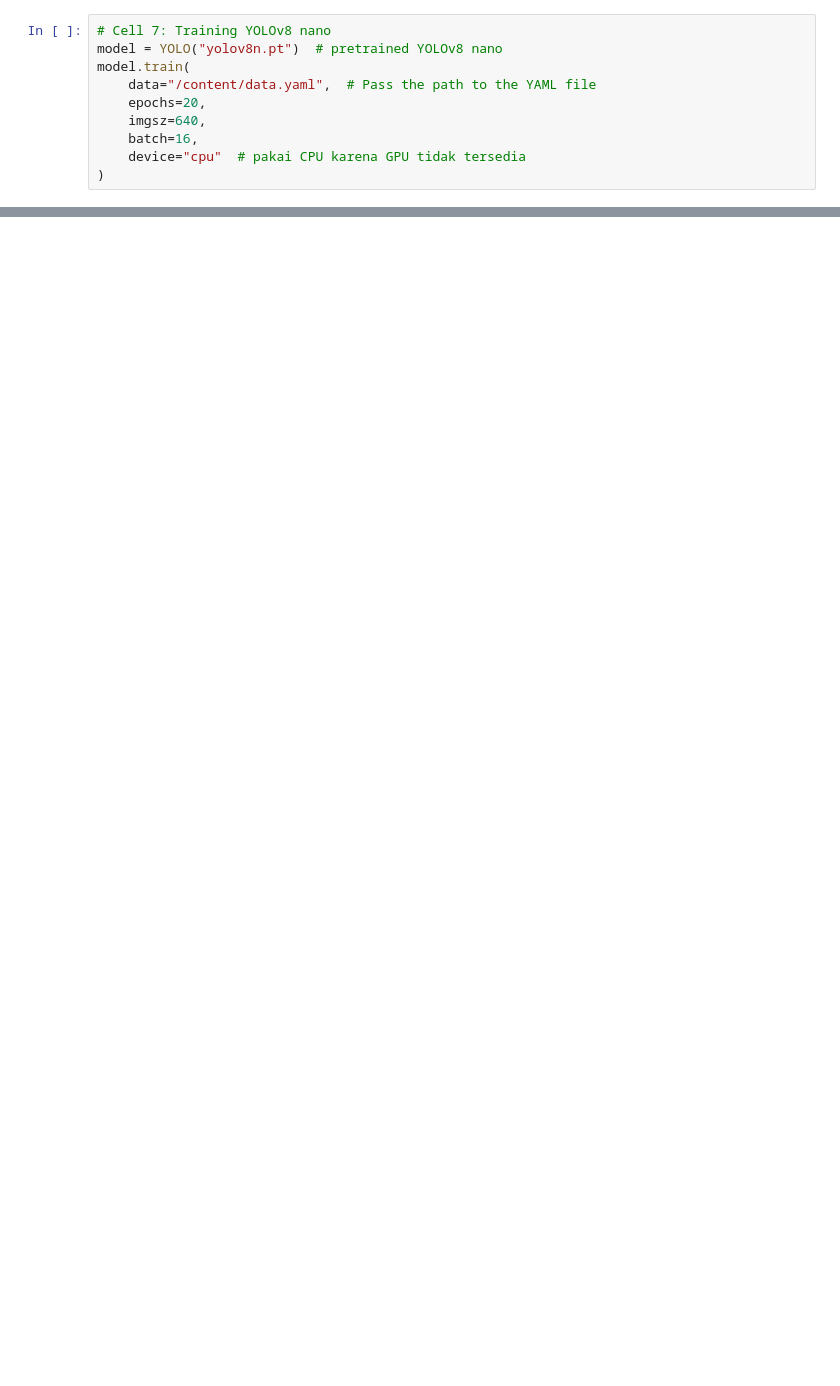
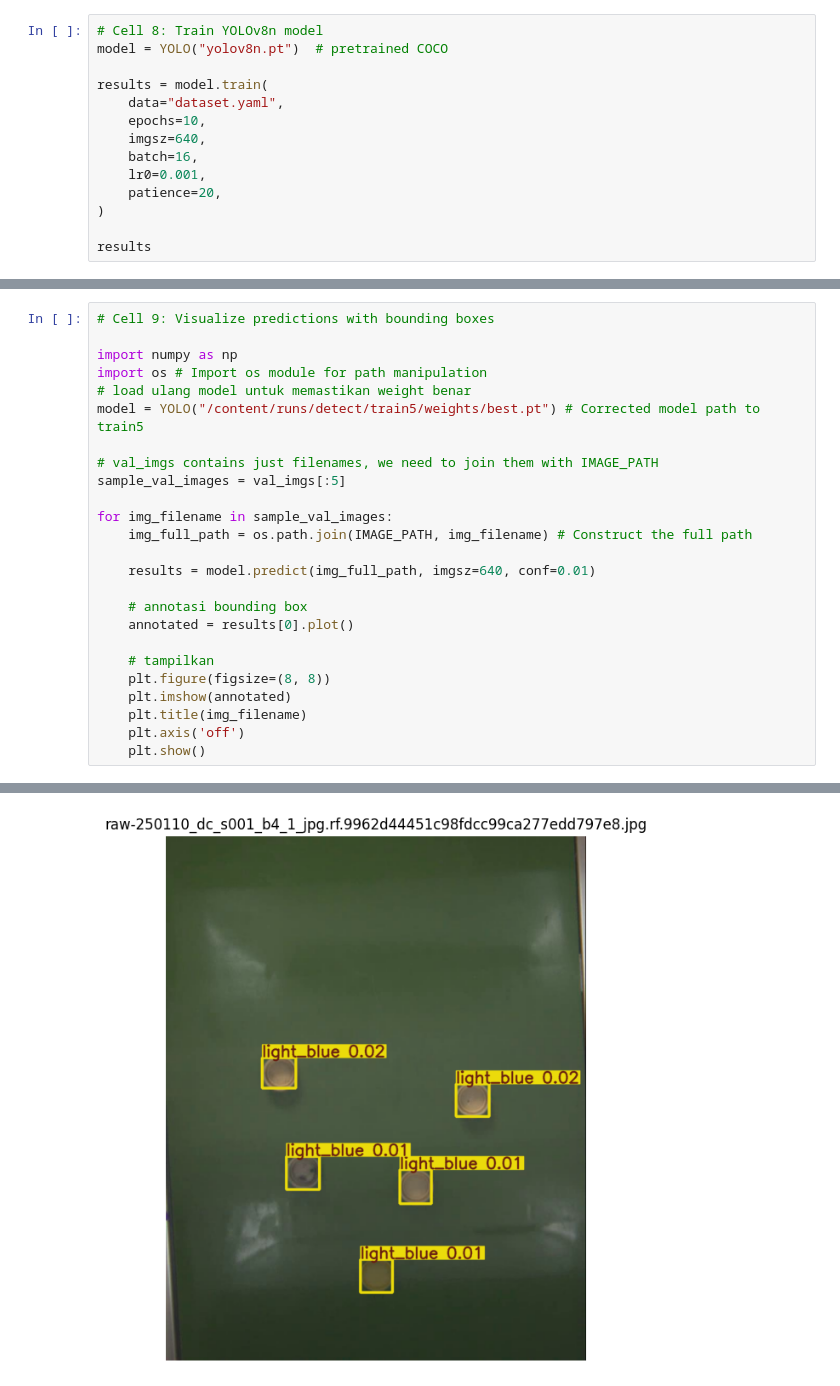
Before and after one commit to fadilf24/Latihan-YOLO, a Jupyter notebook: Untitled1.ipynb, the cells around one changed output, grey strips where cells are left out. Saved outputs shown, nothing was run; the diff lists cells and outputs as text; blank space fills up the shorter version.

```diff
--- a/Untitled1.ipynb
+++ b/Untitled1.ipynb
@@ -196,11 +336,15 @@ val: /content/val.txt
 # %%
-# Cell 7: Training YOLOv8 nano
-model = YOLO("yolov8n.pt")  # pretrained YOLOv8 nano
-model.train(
-    data="/content/data.yaml",  # Pass the path to the YAML file
-    epochs=20,
+# Cell 8: Train YOLOv8n model
+model = YOLO("yolov8n.pt")  # pretrained COCO
+
+results = model.train(
+    data="dataset.yaml",
+    epochs=10,
     imgsz=640,
     batch=16,
-    device="cpu"  # pakai CPU karena GPU tidak tersedia
+    lr0=0.001,
+    patience=20,
 )
+
+results
 # %% [output]
@@ -327,0 +438,26 @@ Speed: 7.1ms preprocess, 294.4ms inference, 0.8ms postprocess per image at shape
+# %%
+# Cell 9: Visualize predictions with bounding boxes
+
+import numpy as np
+import os # Import os module for path manipulation
+# load ulang model untuk memastikan weight benar
+model = YOLO("/content/runs/detect/train5/weights/best.pt") # Corrected model path to train5
+
+# val_imgs contains just filenames, we need to join them with IMAGE_PATH
+sample_val_images = val_imgs[:5]
+
+for img_filename in sample_val_images:
+    img_full_path = os.path.join(IMAGE_PATH, img_filename) # Construct the full path
+
+    results = model.predict(img_full_path, imgsz=640, conf=0.01)
+
+    # annotasi bounding box
+    annotated = results[0].plot()
+
+    # tampilkan
+    plt.figure(figsize=(8, 8))
+    plt.imshow(annotated)
+    plt.title(img_filename)
+    plt.axis('off')
+    plt.show()
+# %% [output]
@@ -327,0 +466 @@ Speed: 7.1ms preprocess, 294.4ms inference, 0.8ms postprocess per image at shape
+[figure, added]
```
Also changed, not shown: parts of 24 cells of this notebook.
